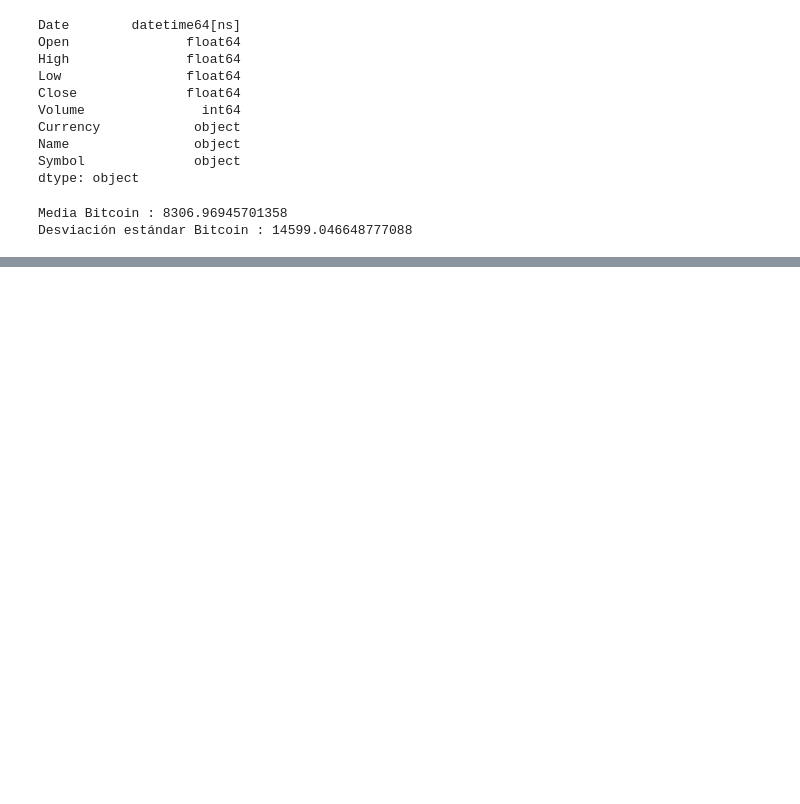
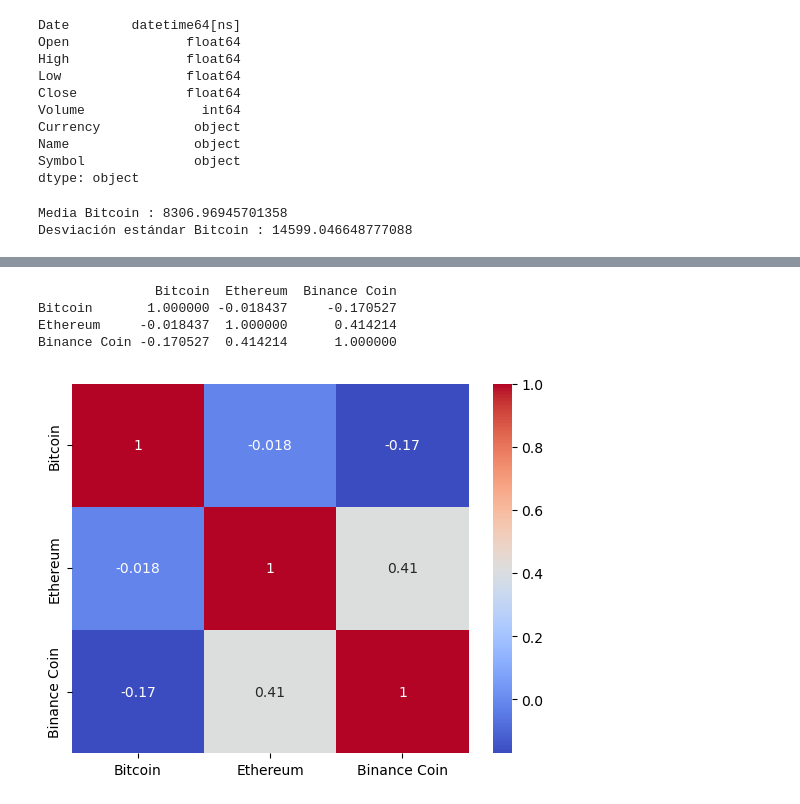
Before and after one commit to angelmpa/proyecto-portafolio, a Jupyter notebook: notebooks/analisis_inicial.ipynb, the cells around one changed output, grey strips where cells are left out. Cells and saved outputs as stored; diff of their text form; code cells hidden in the pictures; blank space fills up the shorter version.

```diff
--- a/notebooks/analisis_inicial.ipynb
+++ b/notebooks/analisis_inicial.ipynb
@@ -576,0 +637,20 @@ Desviación estándar Bitcoin : 14599.046648777088
+# %%
+# Matriz de correlación "Volume" entre Bitcoin, Ethereum y Binance Coin
+
+# Combinar los datos en un único DataFrame
+crypto = pd.concat ([bitcoin['Volume'], ethereum['Volume'], binance['Volume']], axis = 1)
+crypto.columns = ['Bitcoin', 'Ethereum', 'Binance Coin']
+
+# Calcular la matriz de correlación
+corr_matrix = crypto.corr()
+print(corr_matrix)
+
+# Gráfica de correlación entre Bitcoin, Ethereum y Binance Coin
+sns.heatmap(corr_matrix, annot = True, cmap = 'coolwarm')
+plt.show()
+# %% [output]
+               Bitcoin  Ethereum  Binance Coin
+Bitcoin       1.000000 -0.018437     -0.170527
+Ethereum     -0.018437  1.000000      0.414214
+Binance Coin -0.170527  0.414214      1.000000
+[figure, added]
```
Also changed, not shown: parts of 3 cells of this notebook.
